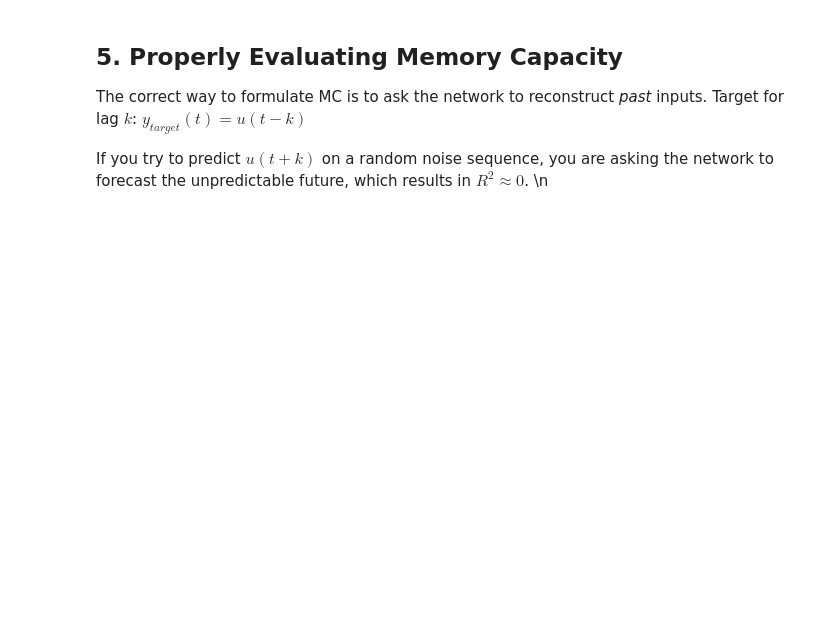
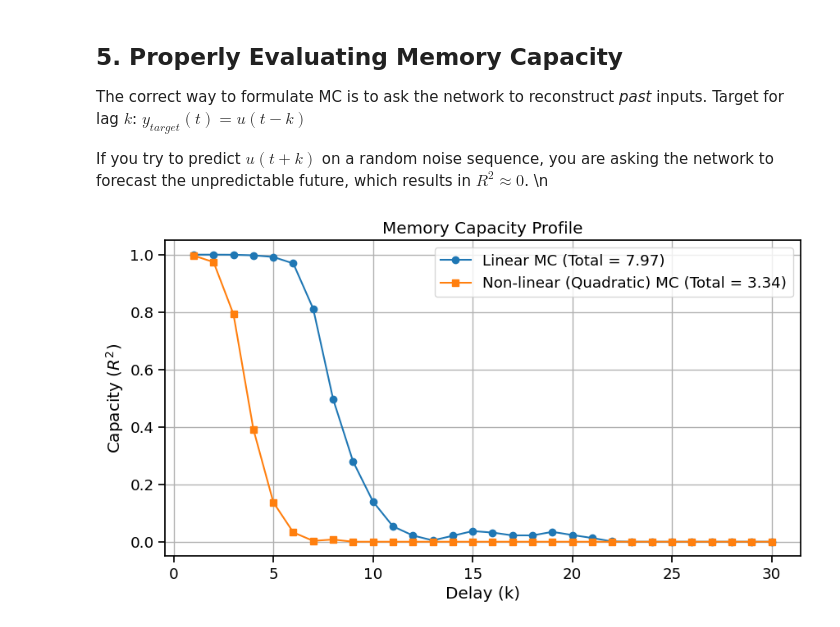
Before and after one commit to ad045/simba, a Jupyter notebook: hyperparameter_tuning_memory_capacity.ipynb, the cells around one changed output. Cells and saved outputs as stored; diff of their text form; code cells hidden in the pictures; blank space fills up the shorter version.

```diff
--- a/hyperparameter_tuning_memory_capacity.ipynb
+++ b/hyperparameter_tuning_memory_capacity.ipynb
@@ -178,31 +183,32 @@ def evaluate_memory_capacities(W_raw, spectral_radius=0.95, input_scaling=0.5, m
         y_train = target_seq[:T_train]
         y_test = target_seq[T_train : T_train + T_test]
 
         model_lin = Ridge(alpha=1e-4)
         model_lin.fit(S_train, y_train)
         score_lin = model_lin.score(S_test, y_test)
         linear_mc.append(max(0, score_lin)) # R^2
 
         # 2. Non-linear target (quadratic)
         y_train_nl = y_train**2
         y_test_nl = y_test**2
 
         model_nl = Ridge(alpha=1e-4)
         model_nl.fit(S_train, y_train_nl)
         score_nl = model_nl.score(S_test, y_test_nl)
         nonlinear_mc.append(max(0, score_nl))
 
     return linear_mc, nonlinear_mc
 
 lin_mc, nonlin_mc = evaluate_memory_capacities(W_raw, spectral_radius=0.99, input_scaling=0.5)
 
 plt.figure(figsize=(10, 5))
 plt.plot(range(1, len(lin_mc)+1), lin_mc, marker='o', label=f'Linear MC (Total = {sum(lin_mc):.2f})')
 plt.plot(range(1, len(nonlin_mc)+1), nonlin_mc, marker='s', label=f'Non-linear (Quadratic) MC (Total = {sum(nonlin_mc):.2f})')
 plt.xlabel("Delay (k)")
 plt.ylabel("Capacity ($R^2$)")
 plt.title("Memory Capacity Profile")
 plt.legend()
 plt.grid(True)
 plt.show()
-\n
+# %% [output]
+[figure, added]
```
Also changed, not shown: parts of 5 cells of this notebook.
